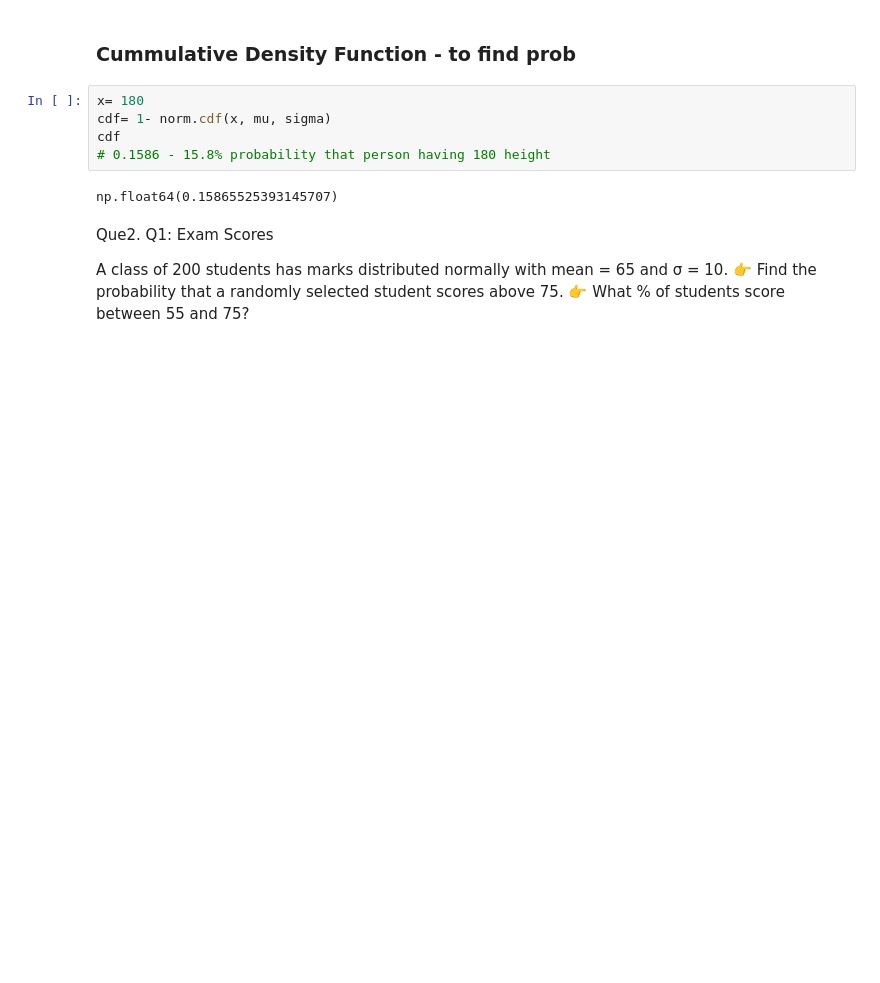
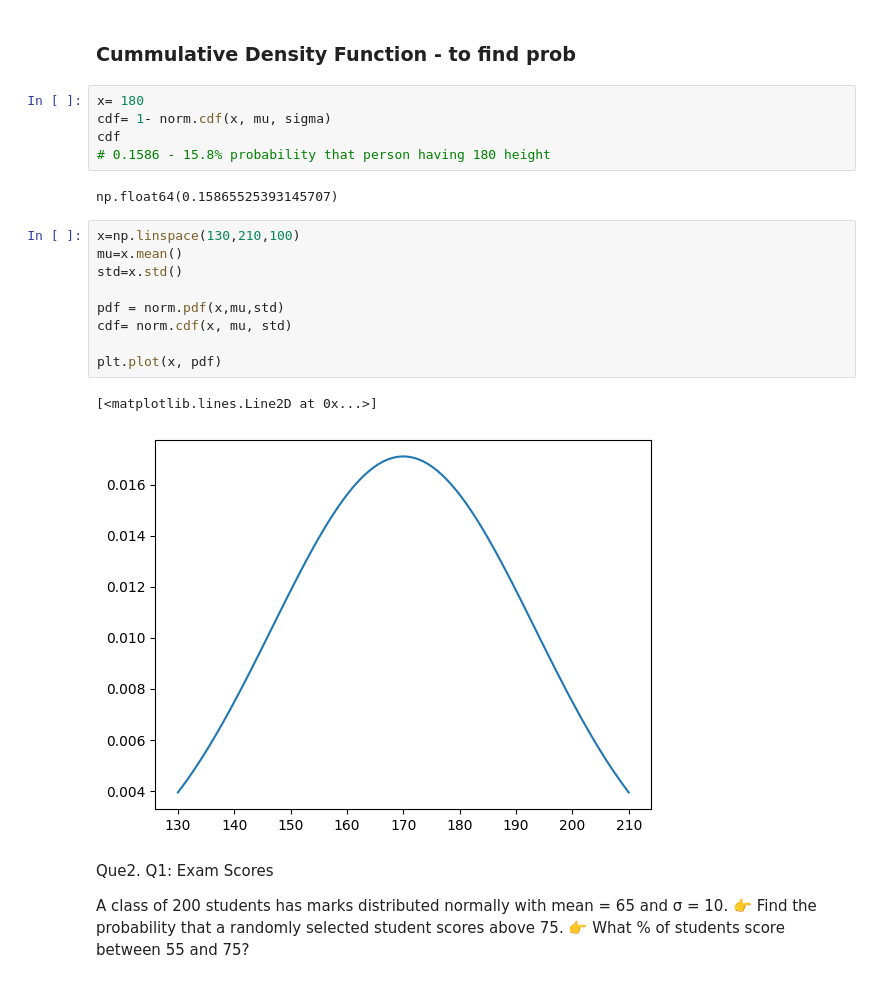
Before and after one commit to SachinSherki4/Data_Science, a Jupyter notebook: Cource_Learning/Probability_distribution_scypi/Prob_of_continous_variable/nominal_distribution.ipynb, the cells around one changed output. Drawn from its saved outputs; the diff is of its cells as text; blank space fills up the shorter version.

```diff
--- a/Cource_Learning/Probability_distribution_scypi/Prob_of_continous_variable/nominal_distribution.ipynb
+++ b/Cource_Learning/Probability_distribution_scypi/Prob_of_continous_variable/nominal_distribution.ipynb
@@ -40,6 +40,18 @@ cdf
 # 0.1586 - 15.8% probability that person having 180 height
 # %% [output]
 np.float64(0.15865525393145707)
+# %%
+x=np.linspace(130,210,100)
+mu=x.mean()
+std=x.std()
+
+pdf = norm.pdf(x,mu,std)
+cdf= norm.cdf(x, mu, std)
+
+plt.plot(x, pdf)
+# %% [output]
+[<matplotlib.lines.Line2D at 0x...>]
+[figure, added]
 # %% [markdown]
 Que2. Q1: Exam Scores
 
```
Also changed, not shown: parts of 2 cells of this notebook, 8 other files.
